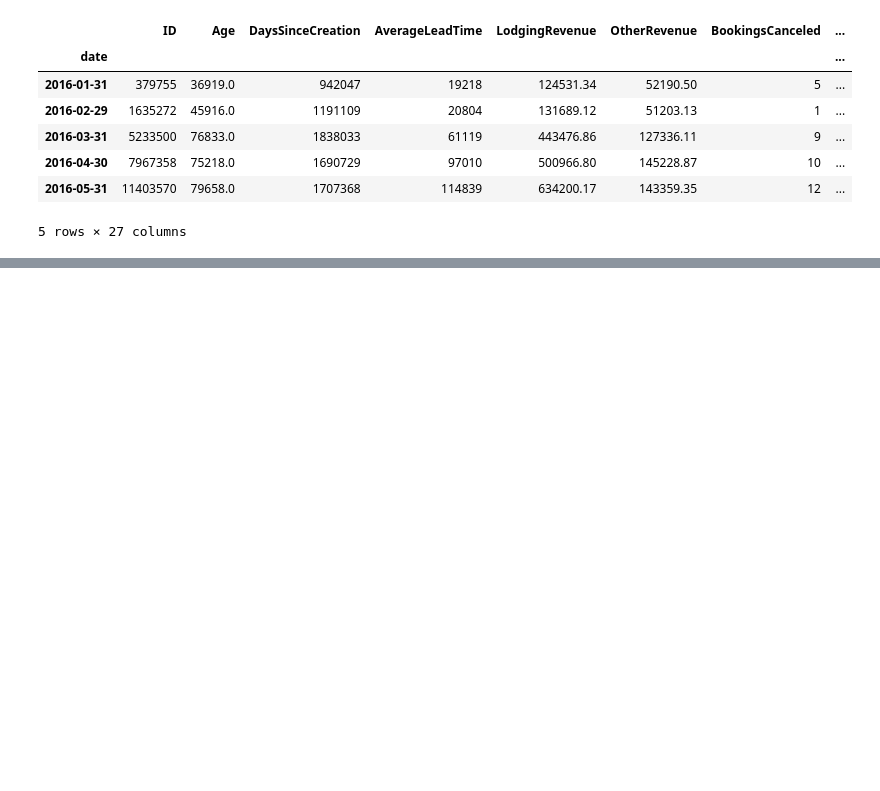
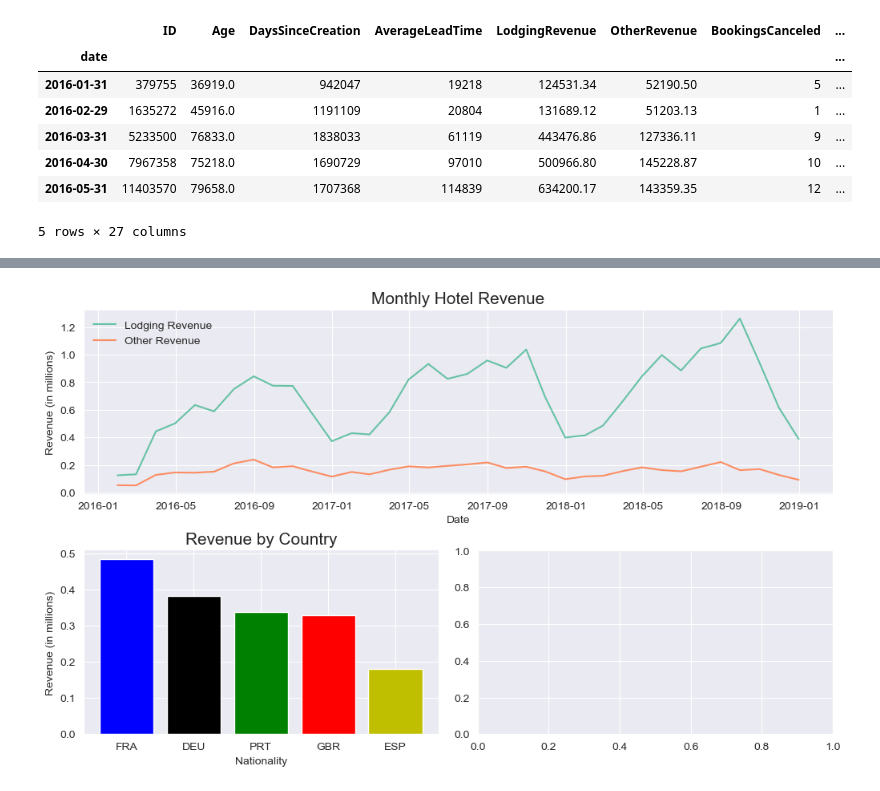
Before and after one commit to ali-can-turan/ibm-data-analyst-mini-projects, a Jupyter notebook: matplotlib_advanced_customization.ipynb, the cells around one changed output, grey strips where cells are left out. Saved outputs shown, nothing was run; the diff lists cells and outputs as text; code cells hidden in the pictures; blank space fills up the shorter version.

```diff
--- a/matplotlib_advanced_customization.ipynb
+++ b/matplotlib_advanced_customization.ipynb
@@ -167,16 +173,18 @@ ax1.spines["right"].set_visible(False)
 # %%
 hotels2 = (hotels
 	.groupby("Nationality")
 	.agg({"total_revenue":"sum"})
 	.sort_values(by="total_revenue", ascending=False)
 	.iloc[:5, :])
 ax2.bar(x=hotels2.index, height=hotels2["total_revenue"] / 10000000, color=["b", "0.0", "g", "r", "y"])
 ax2.set_xlabel("Nationality")
 ax2.set_ylabel("Revenue (in millions)")
 ax2.set_title("Revenue by Country", fontsize=15)
 ax2.spines["top"].set_visible(False)
 ax2.spines["right"].set_visible(False)
-# display(fig);
+display(fig);
+# %% [output]
+[figure, added]
 # %%
 wedges, texts, autotexts = ax3.pie(
 	[100*2/3, 100/3],
```
Also changed, not shown: parts of 5 cells of this notebook.
